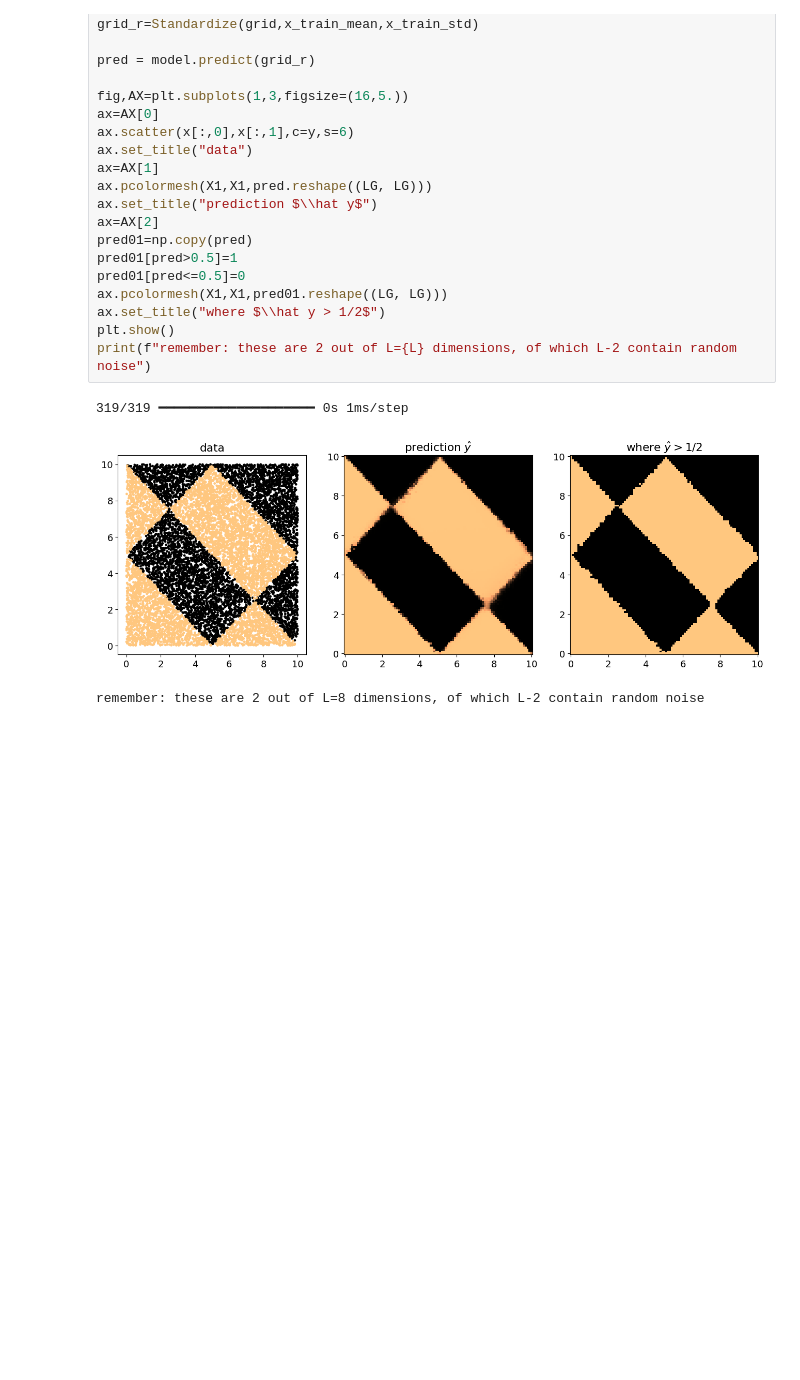
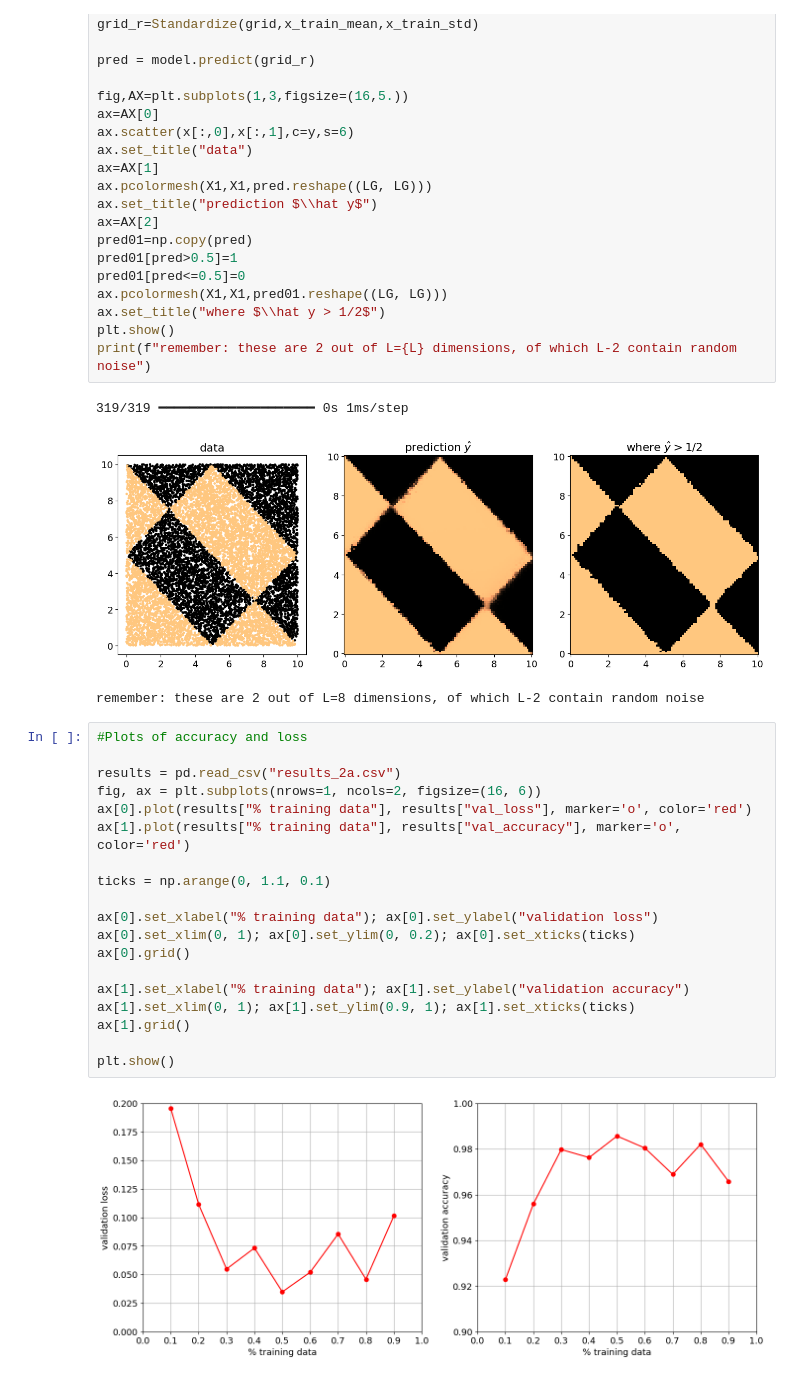
Before and after one commit to NicolaLavarda/LCP_modB, a Jupyter notebook: LCP_B1/group2601_exercise2.ipynb, the cells around one changed output. Cells and saved outputs as stored; diff of their text form; blank space fills up the shorter version.

Commit message:
added validation loss and accuracy graphs with respect to the % of training data

```diff
--- a/LCP_B1/group2601_exercise2.ipynb
+++ b/LCP_B1/group2601_exercise2.ipynb
@@ -307,3 +314,24 @@ print(f"remember: these are 2 out of L={L} dimensions, of which L-2 contain rand
 319/319 ━━━━━━━━━━━━━━━━━━━━ 0s 1ms/step
 [figure]
 remember: these are 2 out of L=8 dimensions, of which L-2 contain random noise
+# %%
+#Plots of accuracy and loss
+
+results = pd.read_csv("results_2a.csv")
+fig, ax = plt.subplots(nrows=1, ncols=2, figsize=(16, 6))
+ax[0].plot(results["% training data"], results["val_loss"], marker='o', color='red')
+ax[1].plot(results["% training data"], results["val_accuracy"], marker='o', color='red')
+
+ticks = np.arange(0, 1.1, 0.1)
+
+ax[0].set_xlabel("% training data"); ax[0].set_ylabel("validation loss")
+ax[0].set_xlim(0, 1); ax[0].set_ylim(0, 0.2); ax[0].set_xticks(ticks)
+ax[0].grid()
+
+ax[1].set_xlabel("% training data"); ax[1].set_ylabel("validation accuracy")
+ax[1].set_xlim(0, 1); ax[1].set_ylim(0.9, 1); ax[1].set_xticks(ticks)
+ax[1].grid()
+
+plt.show()
+# %% [output]
+[figure, added]
```
Also changed, not shown: parts of 1 cell of this notebook.
